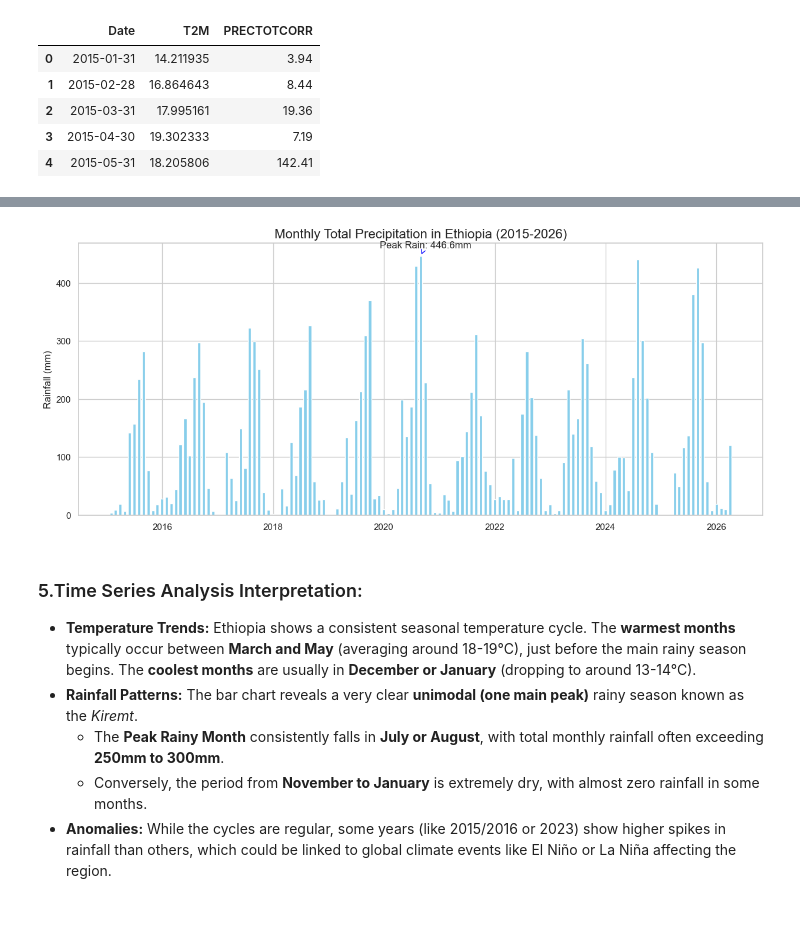
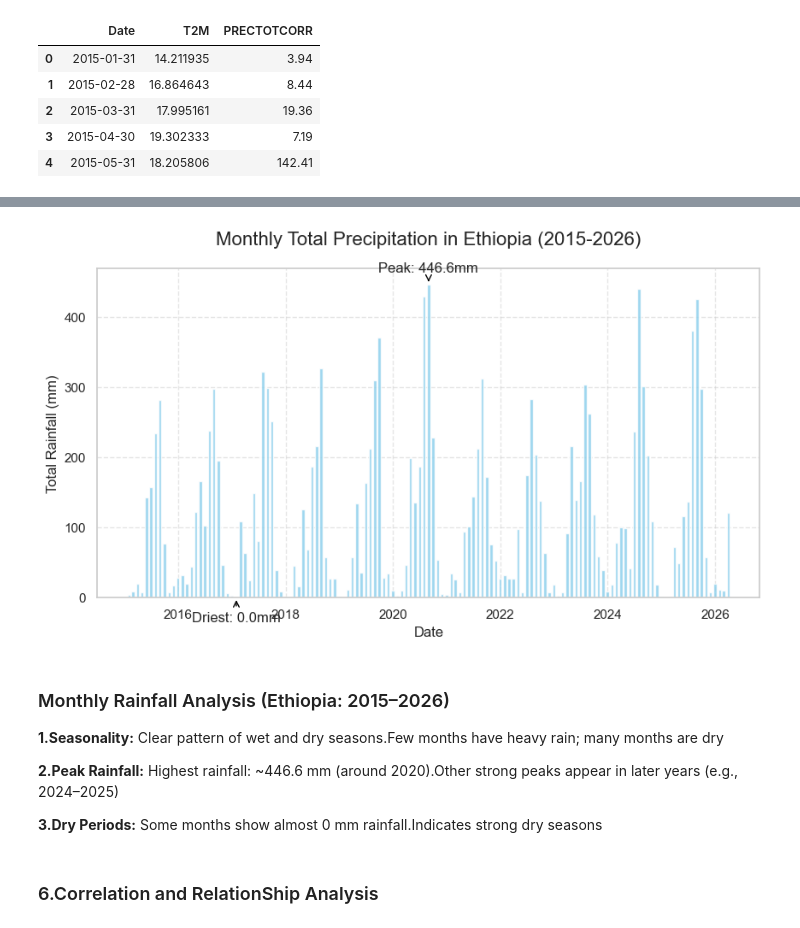
Before and after one commit to SimretAbebe/climate-challenge-week0, a Jupyter notebook: notebooks/ethiopia_eda.ipynb, the cells around one changed output, grey strips where cells are left out. Cells and saved outputs as stored; diff of their text form; code cells hidden in the pictures.

```diff
--- a/notebooks/ethiopia_eda.ipynb
+++ b/notebooks/ethiopia_eda.ipynb
@@ -39,0 +39,20 @@ sns.set_theme(style="whitegrid")
+# %%
+import os
+
+# Step 1: Immediately clear the broken setting BEFORE any other imports
+os.environ.pop('MPLBACKEND', None)
+
+%matplotlib inline
+
+# Step 2: Now it is safe to import the libraries
+import pandas as pd
+import numpy as np
+import matplotlib.pyplot as plt
+import seaborn as sns
+from scipy import stats
+
+# Step 3: Professional styling
+sns.set_theme(style="whitegrid")
+plt.rcParams['figure.figsize'] = (15, 6)
+
+print("Environment ready: Libraries loaded safely.")
@@ -251,25 +291,47 @@ plt.show()
 # %%
-plt.figure(figsize=(15, 6))
-plt.bar(monthly_df['Date'], monthly_df['PRECTOTCORR'], width=20, color='skyblue', label='Monthly Rainfall')
+# 1. Standardize the data (using mean for temp, but total SUM for rainfall)
+df_cleaned = df.ffill()
+monthly_df = df_cleaned.resample('ME', on='Date').agg({
+    'T2M': 'mean',
+    'PRECTOTCORR': 'sum'  # We use sum for total monthly rainfall
+})
 
-# Annotating the peak rainy month
+# 2. Monthly Precipitation Plot (Updated to match Temp style)
+plt.figure(figsize=(10, 5))
+plt.bar(monthly_df.index, monthly_df['PRECTOTCORR'], width=20, color='skyblue', label='Monthly Rainfall', alpha=0.8)
+
+# Find Peak and Driest months
 peak_rain = monthly_df.loc[monthly_df['PRECTOTCORR'].idxmax()]
-plt.annotate(f"Peak Rain: {peak_rain['PRECTOTCORR']:.1f}mm",
-             xy=(peak_rain['Date'], peak_rain['PRECTOTCORR']),
-             xytext=(-50, 10), textcoords='offset points',
-             arrowprops=dict(arrowstyle='->', color='blue'))
+driest_month = monthly_df.loc[monthly_df['PRECTOTCORR'].idxmin()]
 
-plt.title('Monthly Total Precipitation in Ethiopia (2015-2026)', fontsize=16)
-plt.ylabel('Rainfall (mm)')
+# Annotate Peak
+plt.annotate(f"Peak: {peak_rain['PRECTOTCORR']:.1f}mm",
+             xy=(peak_rain.name, peak_rain['PRECTOTCORR']),
+             xytext=(0, 10), textcoords='offset points', ha='center',
+             arrowprops=dict(arrowstyle='->', color='black'))
+
+# Annotate Driest
+plt.annotate(f"Driest: {driest_month['PRECTOTCORR']:.1f}mm",
+             xy=(driest_month.name, driest_month['PRECTOTCORR']),
+             xytext=(0, -20), textcoords='offset points', ha='center',
+             arrowprops=dict(arrowstyle='->', color='black'))
+
+plt.title('Monthly Total Precipitation in Ethiopia (2015-2026)', fontsize=16, pad=20)
+plt.xlabel('Date')
+plt.ylabel('Total Rainfall (mm)')
+plt.grid(True, linestyle='--', alpha=0.5)
+
 plt.show()
 # %% [output]
-[figure, old version]
+[figure, new version]
-# %% [markdown]
-### 5.Time Series Analysis Interpretation:
-
-- **Temperature Trends:** Ethiopia shows a consistent seasonal temperature cycle. The **warmest months** typically occur between **March and May** (averaging around 18-19°C), just before the main rainy season begins. The **coolest months** are usually in **December or January** (dropping to around 13-14°C).
-- **Rainfall Patterns:** The bar chart reveals a very clear **unimodal (one main peak)** rainy season known as the *Kiremt*.
-  - The **Peak Rainy Month** consistently falls in **July or August**, with total monthly rainfall often exceeding **250mm to 300mm**.
-  - Conversely, the period from **November to January** is extremely dry, with almost zero rainfall in some months.
-- **Anomalies:** While the cycles are regular, some years (like 2015/2016 or 2023) show higher spikes in rainfall than others, which could be linked to global climate events like El Niño or La Niña affecting the region.
+# %% [markdown]
+### Monthly Rainfall Analysis (Ethiopia: 2015–2026)
+
+**1.Seasonality:** Clear pattern of wet and dry seasons.Few months have heavy rain; many months are dry
+
+**2.Peak Rainfall:** Highest rainfall: ~446.6 mm (around 2020).Other strong peaks appear in later years (e.g., 2024–2025)
+
+**3.Dry Periods:** Some months show almost 0 mm rainfall.Indicates strong dry seasons
+# %% [markdown]
+### 6.Correlation and RelationShip Analysis
 # %%
```
Also changed, not shown: parts of 28 cells of this notebook.
